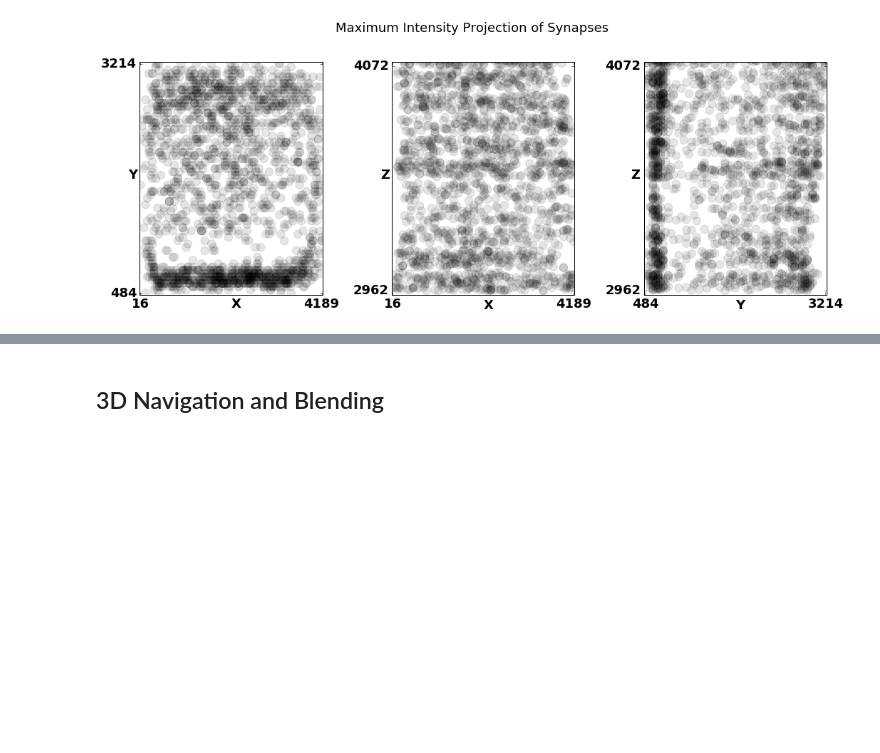
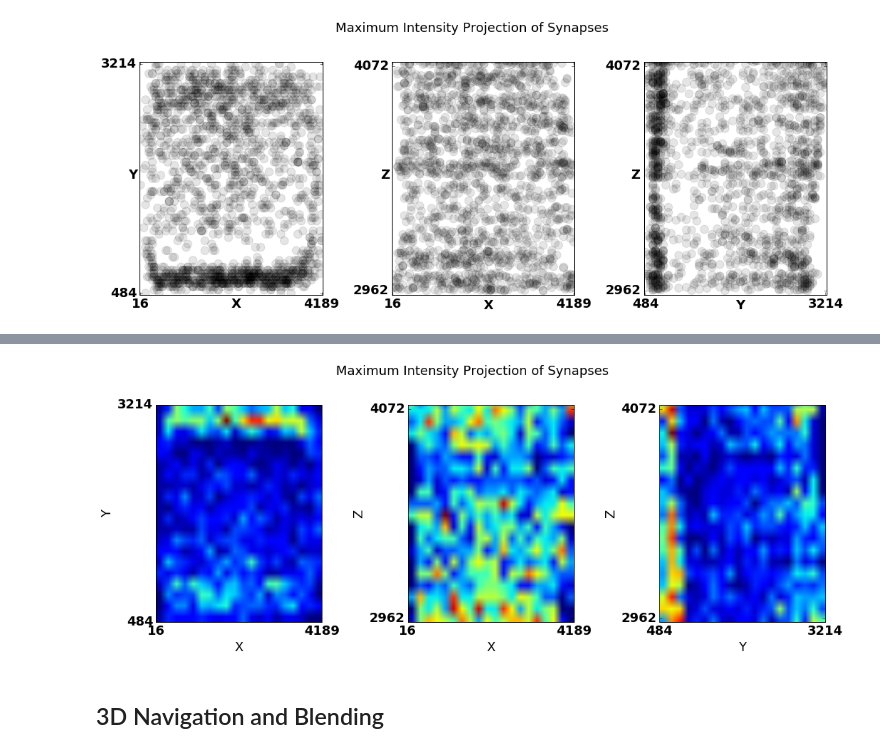
Before and after one commit to neurodata-papers/ndpaper, a Jupyter notebook: spatialsynapses/synapse_viz.ipynb, the cells around one changed output, grey strips where cells are left out. Cells and saved outputs as stored; diff of their text form; code cells hidden in the pictures; blank space fills up the shorter version.

Commit message:
added heatmap plotting for max project :fire:

```diff
--- a/spatialsynapses/synapse_viz.ipynb
+++ b/spatialsynapses/synapse_viz.ipynb
@@ -234,0 +237,92 @@ Last updated at: Wed Jun 22 16:29:37 2016
+# %%
+buff=20
+fig_title = 'Maximum Intensity Projection of Synapses\n\n'
+jitter_initial = 0.65
+n_bins = 20
+# %%
+def projections(thresh_min, thresh_max, jitter, bins=n_bins, title=fig_title):
+    new_d = np.array([d for d in data if d[dim] > thresh_min and d[dim] < thresh_max])
+    max_jitter = jitter*(np.max(new_d[:,2]) - np.min(new_d[:,2]))/8.
+    ## XY
+    fig = plt.figure(figsize=(15,6))
+    ax = plt.subplot(1,3,1)
+    plt.hold(True)
+    heatmap, xedges, yedges = np.histogram2d([d[0] for d in new_d],
+                                             [d[1] for d in new_d], bins=bins)
+    extent = [xedges[0], xedges[-1], yedges[0], yedges[-1]]
+    plt.imshow(heatmap.T, extent=extent, aspect='auto')
+    plt.xticks([np.min(new_d[:,0]), np.max(new_d[:,0])])
+    plt.yticks([np.min(new_d[:,1]), np.max(new_d[:,1])])
+    plt.ylabel('Y')
+    plt.xlabel('X')
+
+    ## XZ
+    ax = plt.subplot(1,3,2)
+    plt.hold(True)
+    heatmap, xedges, yedges = np.histogram2d([d[0] for d in new_d],
+                                             [d[2]+max_jitter*np.random.rand(1)-max_jitter*np.random.rand(1)/2.
+                                              for d in new_d], bins=bins)
+    extent = [xedges[0], xedges[-1], yedges[0], yedges[-1]]
+    plt.imshow(heatmap.T, extent=extent, aspect='auto')
+    plt.xticks([np.min(new_d[:,0]), np.max(new_d[:,0])])
+    plt.yticks([np.min(new_d[:,2]), np.max(new_d[:,2])])
+    plt.ylim([np.min(new_d[:,2])-buff, np.max(new_d[:,2])+buff])
+    plt.ylabel('Z')
+    plt.xlabel('X')
+
+    ## YZ
+    ax = plt.subplot(1,3,3)
+    plt.hold(True)
+    heatmap, xedges, yedges = np.histogram2d([d[1] for d in new_d],
+                                             [d[2]+max_jitter*np.random.rand(1)-max_jitter*np.random.rand(1)/2.
+                                              for d in new_d], bins=bins)
+    extent = [xedges[0], xedges[-1], yedges[0], yedges[-1]]
+    plt.imshow(heatmap.T, extent=extent, aspect='auto')
+    plt.xticks([np.min(new_d[:,1]), np.max(new_d[:,1])])
+    plt.yticks([np.min(new_d[:,2]), np.max(new_d[:,2])])
+    plt.ylim([np.min(new_d[:,2])-buff, np.max(new_d[:,2])+buff])
+    plt.ylabel('Z')
+    plt.xlabel('Y')
+    plt.tight_layout()
+    plt.suptitle(title)
+    plt.subplots_adjust(top=0.85)
+    print "Last updated at:", time.ctime()
+    plt.show()
+
+thresh_min, thresh_max, jitter = (widgets.FloatSlider(description="Lower Threshold Scaling",
+                                                    min=0,
+                                                    max=upper_max,
+                                                    value=lower_initial,
+                                                    step=upper_max/100.),
+                                        widgets.FloatSlider(description="Upper Threshold Scaling",
+                                                    min=0,
+                                                    max=upper_max,
+                                                    value=upper_initial,
+                                                    step=upper_max/100.),
+                                        widgets.FloatSlider(description="Maximum Jitter",
+                                                    min=0,
+                                                    max=1,
+                                                    value=jitter_initial,
+                                                    step=0.05))
+
+set_min, set_max = (widgets.FloatText(description="Set Lower Threshold",
+                                      value=lower_initial),
+                    widgets.FloatText(description="Set Upper Threshold",
+                                         value=upper_initial))
+dl = widgets.jsdlink((thresh_min, 'value'), (thresh_max, 'min'))
+d2 = widgets.jsdlink((set_min, 'value'), (thresh_min, 'value'))
+d3 = widgets.jsdlink((set_max, 'value'), (thresh_max, 'value'))
+
+display(set_min, set_max)
+w = widgets.interact(projections, thresh_min=thresh_min,
+                     thresh_max=thresh_max,
+                     jitter=jitter)
+
+def on_min_change(change):
+    thresh_min.notify_change(change)
+set_min.observe(on_min_change, names='value')
+
+def on_max_change(change):
+    thresh_max.notify_change(change)
+set_max.observe(on_max_change, names='value')
+# %% [output]
@@ -235,3 +330,4 @@ Last updated at: Wed Jun 22 16:29:37 2016
+[figure, added]
 # %% [markdown]
 ## 3D Navigation and Blending
 # %%
```
Also changed, not shown: parts of 2 cells of this notebook.
